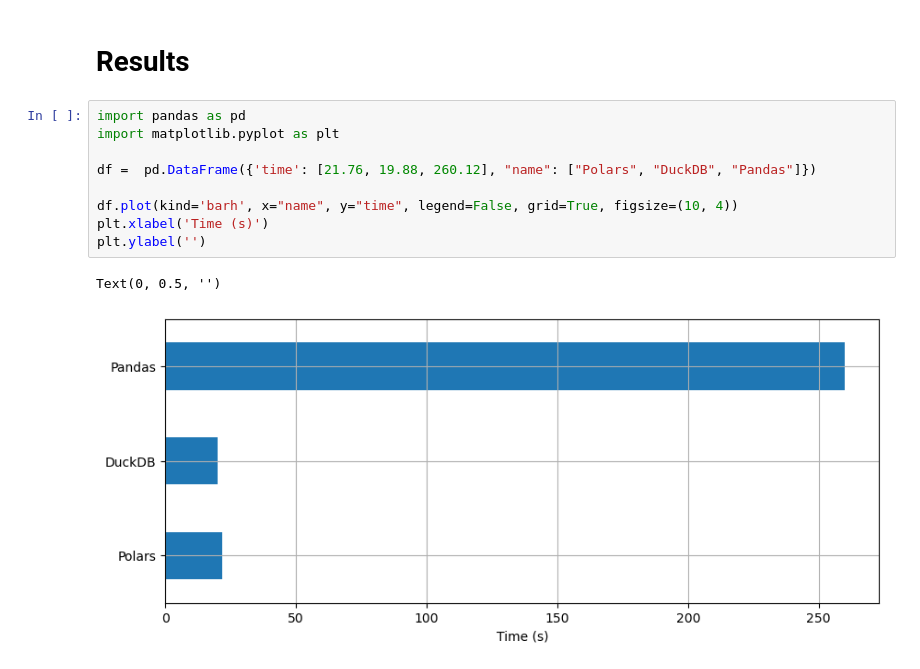
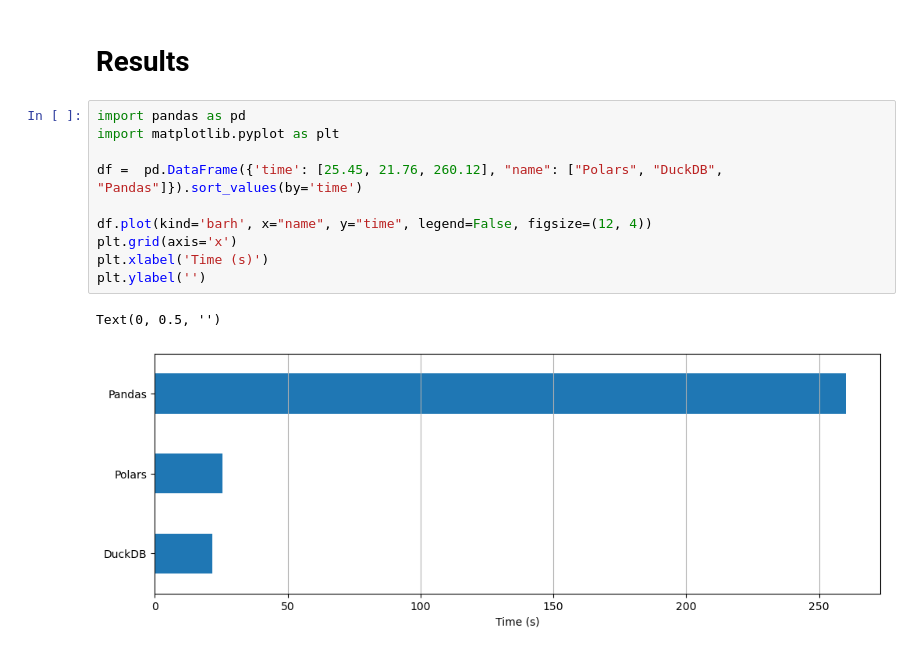
Before and after one commit to maximilianzuern/1brc, a Jupyter notebook: performance.ipynb, the cells around one changed output. Saved outputs shown, nothing was run; the diff lists cells and outputs as text.

Commit message:
added grid

```diff
--- a/performance.ipynb
+++ b/performance.ipynb
@@ -41,12 +41,13 @@ Elapsed time: 260.12 seconds.
 # %%
 import pandas as pd
 import matplotlib.pyplot as plt
 
-df =  pd.DataFrame({'time': [21.76, 19.88, 260.12], "name": ["Polars", "DuckDB", "Pandas"]})
+df =  pd.DataFrame({'time': [25.45, 21.76, 260.12], "name": ["Polars", "DuckDB", "Pandas"]}).sort_values(by='time')
 
-df.plot(kind='barh', x="name", y="time", legend=False, grid=True, figsize=(10, 4))
+df.plot(kind='barh', x="name", y="time", legend=False, figsize=(12, 4))
+plt.grid(axis='x')
 plt.xlabel('Time (s)')
 plt.ylabel('')
 # %% [output]
 Text(0, 0.5, '')
-[figure, old version]
+[figure, new version]
```
